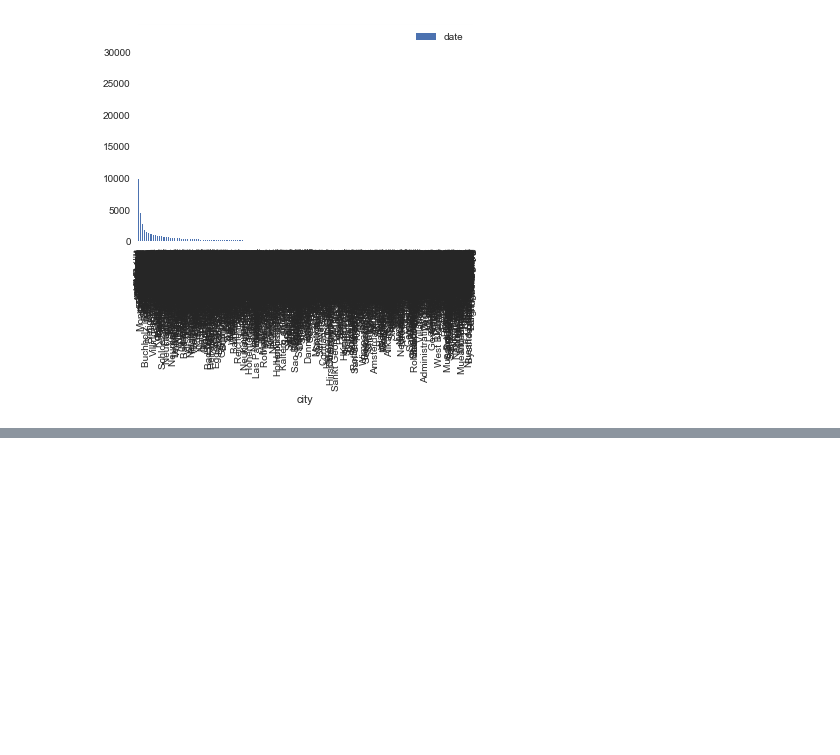
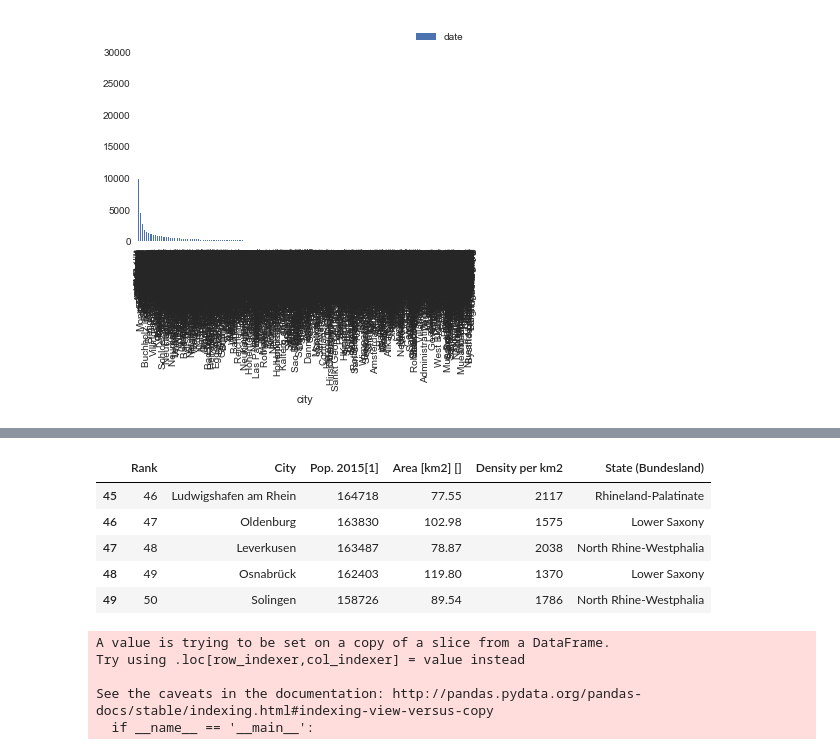
Before and after one commit to teoguso/dssg-data-dive-2017, a Jupyter notebook: notebooks/02-mg-webpage-geo.ipynb, the cells around one changed output, grey strips where cells are left out. Saved outputs shown, nothing was run; the diff lists cells and outputs as text; code cells hidden in the pictures; blank space fills up the shorter version.

```diff
--- a/notebooks/02-mg-webpage-geo.ipynb
+++ b/notebooks/02-mg-webpage-geo.ipynb
@@ -29,0 +59,19 @@ df[["city", "date"]].groupby("city").aggregate('count').sort_values(by="date", a
+# %%
+cities = cities[:-1]
+cities.tail()
+# %% [output]
+|  | Rank | City | Pop. 2015[1] | Area [km2] [] | Density per km2 | State (Bundesland) |
+| 45 | 46 | Ludwigshafen am Rhein | 164718 | 77.55 | 2117 | Rhineland-Palatinate |
+| 46 | 47 | Oldenburg | 163830 | 102.98 | 1575 | Lower Saxony |
+| 47 | 48 | Leverkusen | 163487 | 78.87 | 2038 | North Rhine-Westphalia |
+| 48 | 49 | Osnabrück | 162403 | 119.80 | 1370 | Lower Saxony |
+| 49 | 50 | Solingen | 158726 | 89.54 | 1786 | North Rhine-Westphalia |
+# %%
+cities["Pop2015"] = cities["Pop. 2015[1]"].astype('int')
+del cities["Pop. 2015[1]"]
+# %% [output]
+A value is trying to be set on a copy of a slice from a DataFrame.
+Try using .loc[row_indexer,col_indexer] = value instead
+
+See the caveats in the documentation: http://pandas.pydata.org/pandas-docs/stable/indexing.html#indexing-view-versus-copy
+  if __name__ == '__main__':
```
Also changed, not shown: parts of 18 cells of this notebook, 1 other file.
